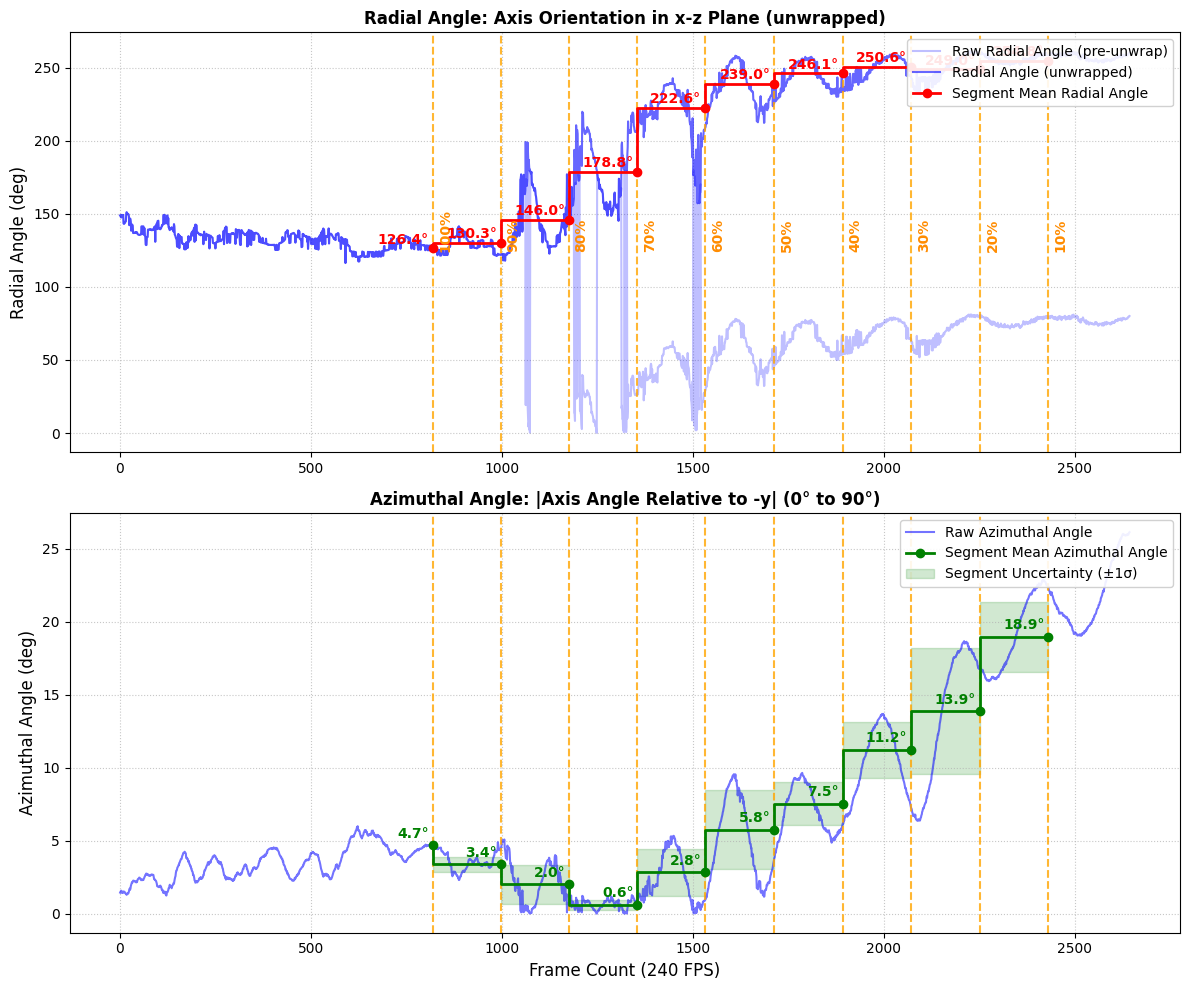
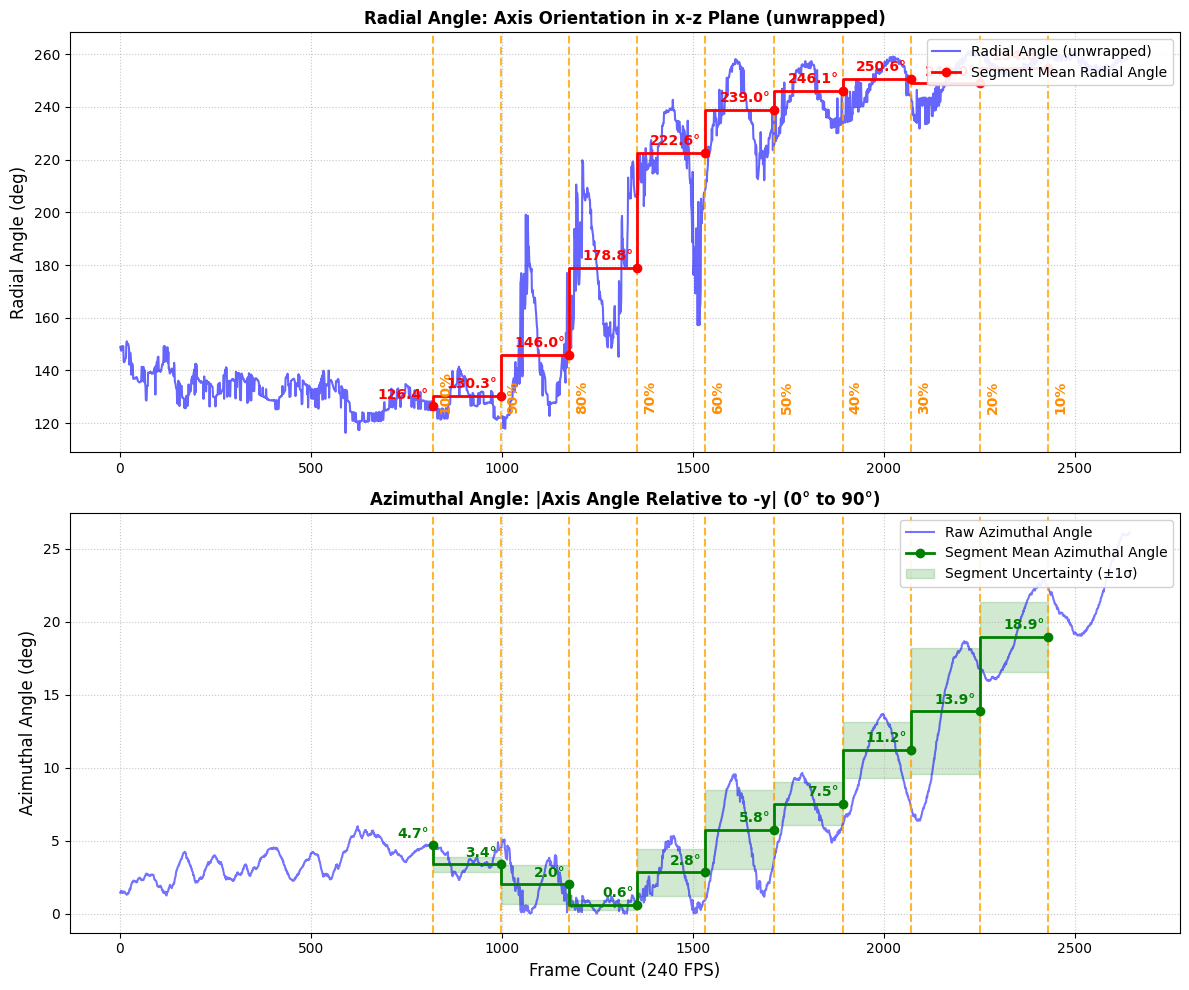
Unified diff of the notebook cell whose output changed from the first chart to the second:
--- before
+++ after
@@ -50,5 +50,5 @@
     print(f"Segment {i}: Frames {seg_start} to {seg_end}, Mean Radial: {mean_val:.2f}, Std: {std_val:.2f}")
 
-ax1.plot(df['frame'], df['radial_angle_deg'], 'b-', alpha=0.25, label='Raw Radial Angle (pre-unwrap)')
+# ax1.plot(df['frame'], df['radial_angle_deg'], 'b-', alpha=0.25, label='Raw Radial Angle (pre-unwrap)')
 ax1.plot(df['frame'], df['radial_angle_unwrapped'], 'b-', alpha=0.6, label='Radial Angle (unwrapped)')
 

Commit: pinout debug